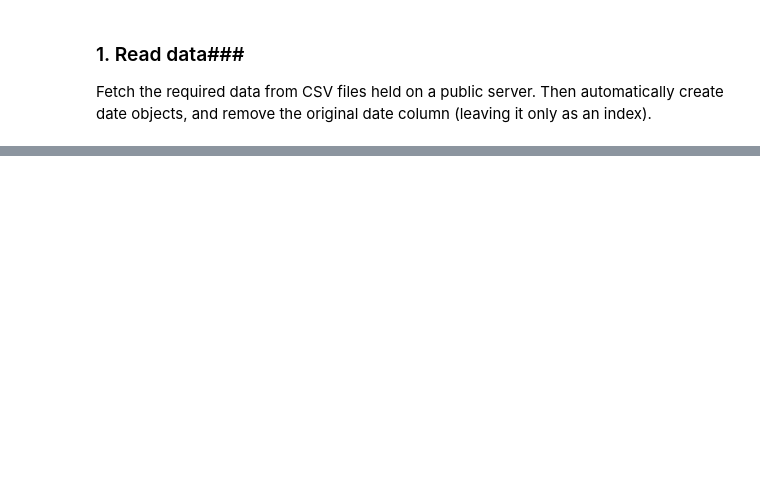
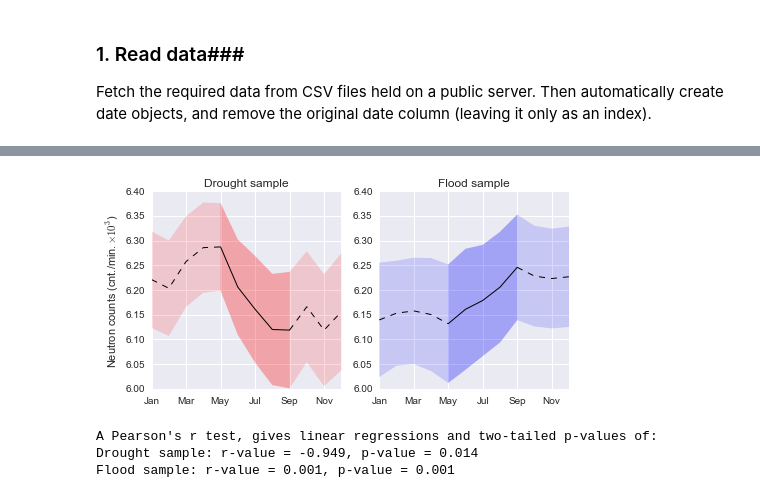
Before and after one commit to benlaken/Nbks, a Jupyter notebook: Monsoon_analysis.ipynb, the cells around one changed output, grey strips where cells are left out. Saved outputs shown, nothing was run; the diff lists cells and outputs as text; code cells hidden in the pictures; blank space fills up the shorter version.

```diff
--- a/Monsoon_analysis.ipynb
+++ b/Monsoon_analysis.ipynb
@@ -412,0 +217,65 @@ Fit with another (simpler) and independent method, using a polynomial, and predi
+# %%
+drought_years = [1965, 1966, 1968, 1972, 1974,1979,
+                 1982, 1986, 1987, 2002, 2004, 2009]
+
+flood_years = [1964, 1970, 1971, 1973, 1975, 1978,
+               1983, 1988, 1990, 1994, 2007, 2008]
+
+d_group,d_means,d_errors = make_cframe(drought_years)
+f_group,f_means,f_errors = make_cframe(flood_years)
+
+d_means = np.array(d_means) * 0.001
+f_means = np.array(f_means) * 0.001
+d_errors = np.array(d_errors) * 0.001    # Make the values smaller for plotting
+f_errors = np.array(f_errors) * 0.001
+# %%
+# Create a composite plot of the BA15 data. Emphasise the May to September period
+# without removing the rest of the data. This is useful for people to see.
+# Use diffrent line properties to acheive this effect.
+
+def simBA15plot(ax, dataset, derr, col_key):
+    """
+    Set the plot and properties of the figure sub-pannels.
+    """
+    lthick=1.0
+    ax.plot(mrange[0:5], dataset[0:5], 'k--',lw=lthick)  # Jan to May
+    ax.plot(mrange[4:9], dataset[4:9], 'k-',lw=lthick)   # May to Sep
+    ax.plot(mrange[8:], dataset[8:], 'k--',lw=lthick)    # Sep to Dec
+    ax.fill_between(mrange[0:5],(dataset[0:5] - derr[0:5]),
+                    (dataset[0:5] + derr[0:5]), color=col_key, linewidth=0.1,alpha=0.15)
+    ax.fill_between(mrange[4:9], (dataset[4:9] - derr[4:9]), (dataset[4:9] + derr[4:9]),
+                    color=col_key, linewidth=0.1, alpha=0.3)
+    ax.fill_between(mrange[8:],(dataset[8:] - derr[8:]), (dataset[8:] + derr[8:]),
+                    color=col_key, linewidth=0.1, alpha=0.15)
+    ax.set_xticklabels(xlabs)
+    ax.set_xlim(0,11)
+    return
+
+mrange = arange(0,12)
+xlabs =['Jan','Mar','May','Jul','Sep','Nov']
+
+figBA15 = plt.figure()
+figBA15.set_size_inches(7.48,3.54)
+ax1 = figBA15.add_subplot(121)
+ax2 = figBA15.add_subplot(122)
+simBA15plot(ax=ax1, dataset=d_means, derr=d_errors, col_key='r')
+simBA15plot(ax=ax2, dataset=f_means, derr=f_errors, col_key='b')
+ax1.set_ylabel(r"Neutron counts (cnt./min.$\times10^{3}$)", fontsize=11)
+ax1.set_title('Drought sample')
+ax2.set_title('Flood sample')
+plt.show(figBA15)
+#figBA15.savefig('Composite_samples.pdf',dpi=300)
+# %% [output]
+[figure, added]
+# %%
+# BA15 used 5 months starting in May (position 4 in the array)
+# Confirmed: these are the r-values BA15 obtained
+rval_d,pval_d = pearsonr(xrange(5),d_means[4:9])
+rval_f,pval_f = pearsonr(xrange(5),f_means[4:9])
+print("A Pearson's r test, gives linear regressions and two-tailed p-values of:")
+print("Drought sample: r-value = {0:4.3f}, p-value = {1:4.3f}".format(rval_d, pval_d))
+print("Flood sample: r-value = {1:4.3f}, p-value = {1:4.3f}".format(rval_f, pval_f))
+# %% [output]
+A Pearson's r test, gives linear regressions and two-tailed p-values of:
+Drought sample: r-value = -0.949, p-value = 0.014
+Flood sample: r-value = 0.001, p-value = 0.001
```
Also changed, not shown: parts of 64 cells of this notebook.
